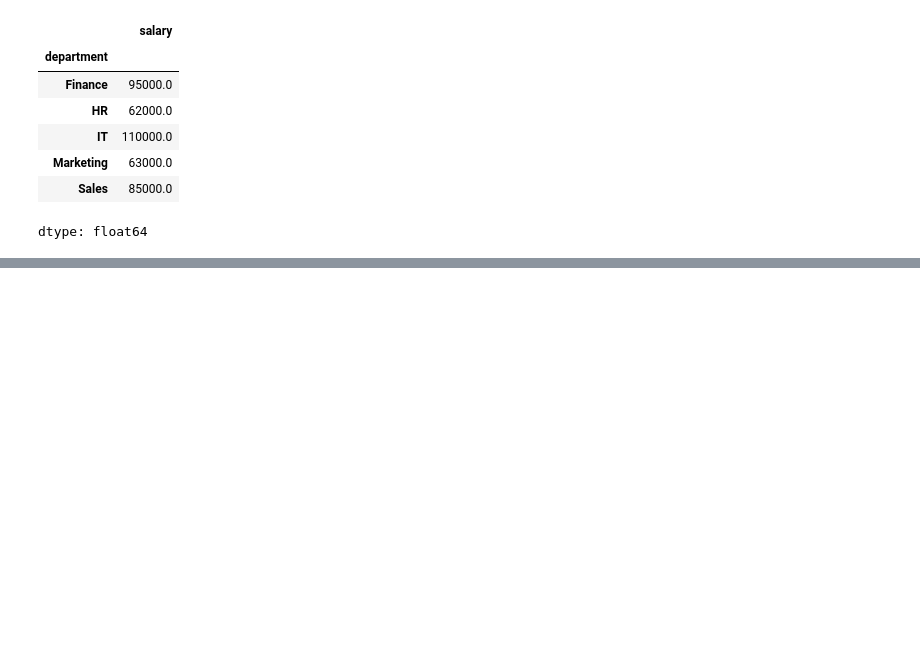
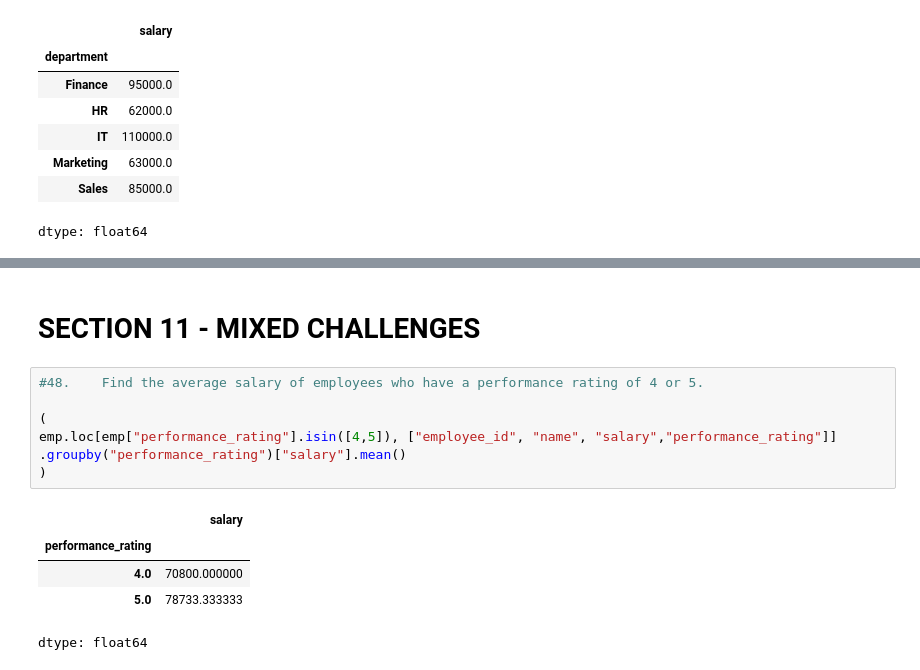
Before and after one commit to Vasista-G/GoogleCollab_Python, a Jupyter notebook: Pandaslearn.ipynb, the cells around one changed output, grey strips where cells are left out. Cells and saved outputs as stored; diff of their text form; blank space fills up the shorter version.

```diff
--- a/Pandaslearn.ipynb
+++ b/Pandaslearn.ipynb
@@ -438,0 +458,15 @@ dtype: float64
+# %% [markdown]
+# **SECTION 11 - MIXED CHALLENGES**
+# %%
+#48.	Find the average salary of employees who have a performance rating of 4 or 5.
+
+(
+emp.loc[emp["performance_rating"].isin([4,5]), ["employee_id", "name", "salary","performance_rating"]]
+.groupby("performance_rating")["salary"].mean()
+)
+# %% [output]
+|  | salary |
+| performance_rating |  |
+| 4.0 | 70800.000000 |
+| 5.0 | 78733.333333 |
+dtype: float64
```
Also changed, not shown: parts of 4 cells of this notebook.
